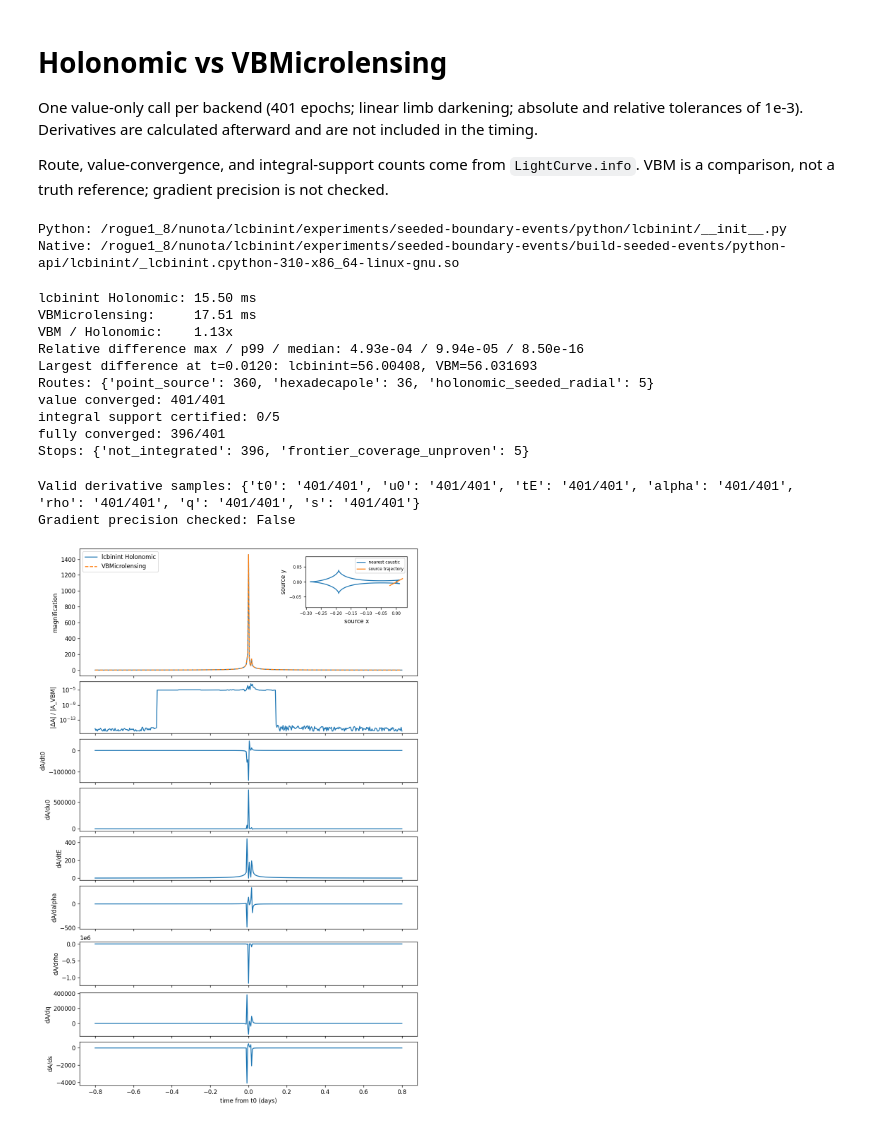
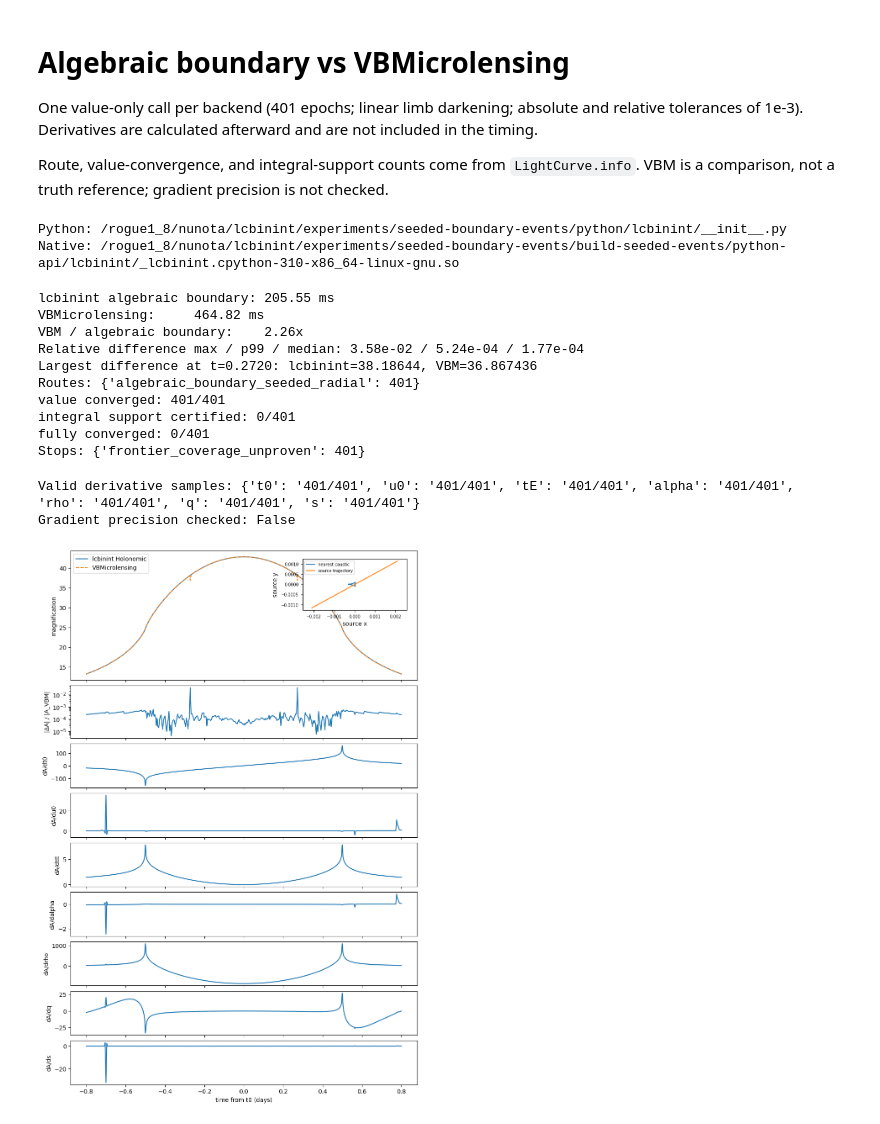
Before and after one commit to NunotaKansuke/lcbinint, a Jupyter notebook: example/compare-vbm/lcbinint_vbm_light_curve_comparison.ipynb, the cells around one changed output. Cells and saved outputs as stored; diff of their text form; code cells hidden in the pictures.

Commit message:
Rename seeded backend to algebraic boundary

```diff
--- a/example/compare-vbm/lcbinint_vbm_light_curve_comparison.ipynb
+++ b/example/compare-vbm/lcbinint_vbm_light_curve_comparison.ipynb
@@ -1,5 +1,5 @@
 # %% [markdown]
-# Holonomic vs VBMicrolensing
+# Algebraic boundary vs VBMicrolensing
 
 One value-only call per backend (401 epochs; linear limb darkening; absolute and relative tolerances of 1e-3). Derivatives are calculated afterward and are not included in the timing.
 
@@ -45,8 +45,8 @@ print("Native:", lcbinint._native.__file__)
 Python: /rogue1_8/nunota/lcbinint/experiments/seeded-boundary-events/python/lcbinint/__init__.py
 Native: /rogue1_8/nunota/lcbinint/experiments/seeded-boundary-events/build-seeded-events/python-api/lcbinint/_lcbinint.cpython-310-x86_64-linux-gnu.so
 # %%
-s, q, rho = 1.1, 1e-3, 5e-4
-t0, tE, u0, alpha = 0.0, 1.0, -1e-3, 0.5
+s, q, rho = 0.6, 1e-4, 5e-2
+t0, tE, u0, alpha = 0.0, 10.0, -1e-5, 0.5
 atol = rtol = 1e-3
 
 times = np.linspace(-0.8, 0.8, 401)
@@ -59,7 +59,7 @@ curve = lcbinint.LightCurve(
         nbin="auto",
         finite_source_tol=atol,
         finite_source_reltol=rtol,
-        finite_source_backend="holonomic",
+        finite_source_backend="algebraic_boundary",
     ),
     limb_darkening=lcbinint.LimbDarkening.linear(0.5),
 )
@@ -81,9 +81,9 @@ vbm_seconds = time.perf_counter() - start
 relative_error = np.abs(lc_values - vbm_values) / np.maximum(np.abs(vbm_values), 1e-12)
 worst = int(np.nanargmax(relative_error))
 
-print(f"lcbinint Holonomic: {1e3 * lc_seconds:.2f} ms")
+print(f"lcbinint algebraic boundary: {1e3 * lc_seconds:.2f} ms")
 print(f"VBMicrolensing:     {1e3 * vbm_seconds:.2f} ms")
-print(f"VBM / Holonomic:    {vbm_seconds / lc_seconds:.2f}x")
+print(f"VBM / algebraic boundary:    {vbm_seconds / lc_seconds:.2f}x")
 print(f"Relative difference max / p99 / median: "
       f"{np.nanmax(relative_error):.2e} / "
       f"{np.nanpercentile(relative_error, 99):.2e} / "
@@ -100,16 +100,16 @@ print(f"integral support certified: {np.count_nonzero(certified & integral)}/{np
 print(f"fully converged: {np.count_nonzero(info['fully_converged'])}/{times.size}")
 print("Stops:", dict(Counter(info["stop"])))
 # %% [output]
-lcbinint Holonomic: 15.50 ms
-VBMicrolensing:     17.51 ms
-VBM / Holonomic:    1.13x
-Relative difference max / p99 / median: 4.93e-04 / 9.94e-05 / 8.50e-16
-Largest difference at t=0.0120: lcbinint=56.00408, VBM=56.031693
-Routes: {'point_source': 360, 'hexadecapole': 36, 'holonomic_seeded_radial': 5}
+lcbinint algebraic boundary: 205.55 ms
+VBMicrolensing:     464.82 ms
+VBM / algebraic boundary:    2.26x
+Relative difference max / p99 / median: 3.58e-02 / 5.24e-04 / 1.77e-04
+Largest difference at t=0.2720: lcbinint=38.18644, VBM=36.867436
+Routes: {'algebraic_boundary_seeded_radial': 401}
 value converged: 401/401
-integral support certified: 0/5
-fully converged: 396/401
-Stops: {'not_integrated': 396, 'frontier_coverage_unproven': 5}
+integral support certified: 0/401
+fully converged: 0/401
+Stops: {'frontier_coverage_unproven': 401}
 # %%
 gradient_build = experiment / "build-seeded-events/fused-gradient/python"
 sys.path.insert(0, str(gradient_build))
@@ -134,32 +134,32 @@ local = np.abs(times - times[nearest_time]) <= 0.025
 
 fig, axes = plt.subplots(
     9, 1, figsize=(9, 13.2), sharex=True, constrained_layout=True,
     gridspec_kw={"height_ratios": [2.2, 0.9] + [0.75] * 7},
 )
-axes[0].plot(times, lc_values, label="lcbinint Holonomic")
+axes[0].plot(times, lc_values, label="lcbinint algebraic boundary")
 axes[0].plot(times, vbm_values, "--", label="VBMicrolensing")
 axes[0].set_ylabel("magnification")
 axes[0].legend(loc="upper left")
 
 inset = axes[0].inset_axes([0.67, 0.54, 0.30, 0.40])
 inset.plot(*branches[branch_index].T, label="nearest caustic")
 inset.plot(source_xy[local, 0], source_xy[local, 1], label="source trajectory")
 inset.set_xlabel("source x")
 inset.set_ylabel("source y")
 inset.set_aspect("equal", adjustable="datalim")
 inset.tick_params(labelsize=7)
 inset.legend(fontsize=7)
 
 axes[1].semilogy(times, np.maximum(relative_error, 1e-16))
 axes[1].set_ylabel("|ΔA| / |A_VBM|")
 for i, name in enumerate(names):
     values = np.where(valid[:, i], gradients[:, i], np.nan)
     axes[i + 2].plot(times, values)
     axes[i + 2].set_ylabel(f"dA/d{name}")
 
 axes[-1].set_xlabel("time from t0 (days)")
 plt.show()
 # %% [output]
 Valid derivative samples: {'t0': '401/401', 'u0': '401/401', 'tE': '401/401', 'alpha': '401/401', 'rho': '401/401', 'q': '401/401', 's': '401/401'}
 Gradient precision checked: False
-[figure, old version]
+[figure, new version]
```
Also changed, not shown: 4 other files.
